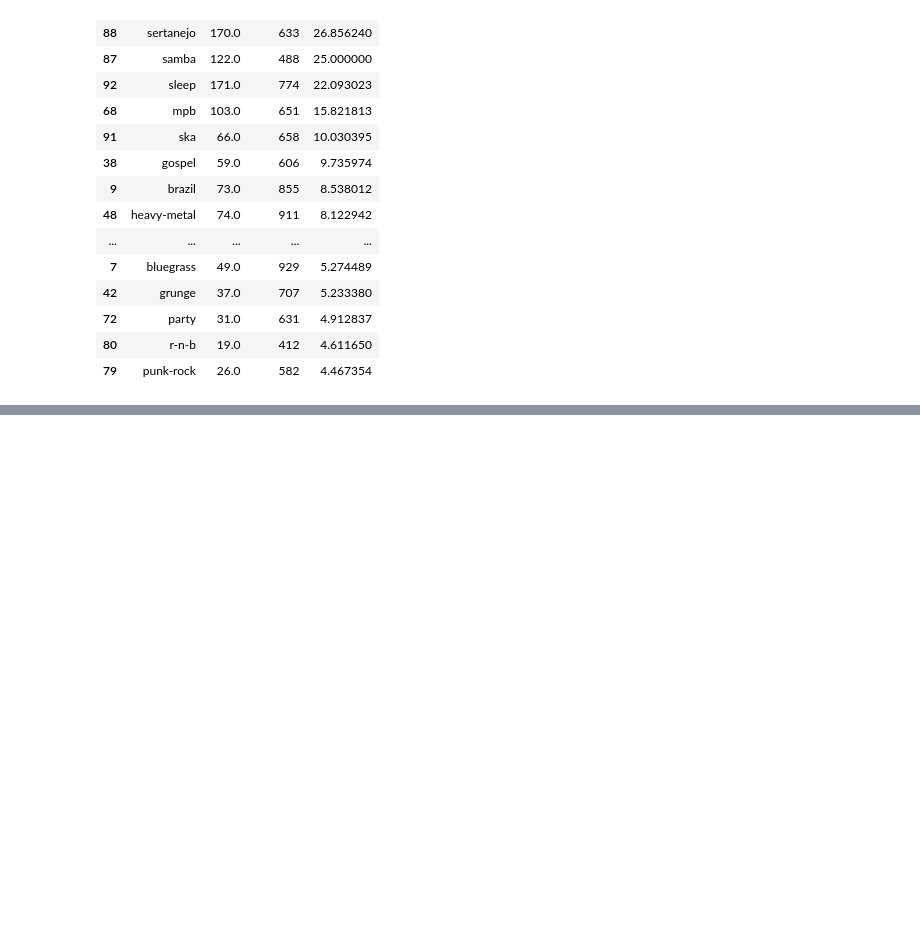
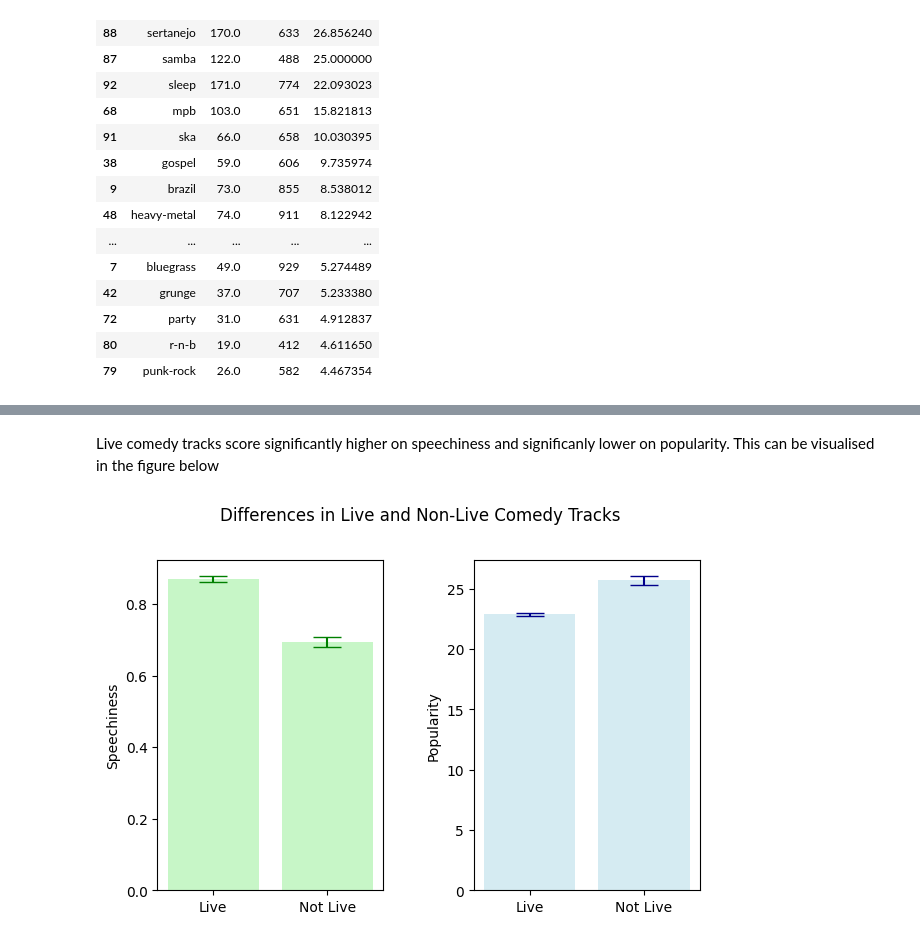
Before and after one commit to NiallRussell/PDFA-project, a Jupyter notebook: project.ipynb, the cells around one changed output, grey strips where cells are left out. Drawn from its saved outputs; the diff is of its cells as text; code cells hidden in the pictures; blank space fills up the shorter version.

Commit message:
live comedy

```diff
--- a/project.ipynb
+++ b/project.ipynb
@@ -924,0 +883,6 @@ ValueError: setting an array element with a sequence. The requested array has an
+# %%
+group5 = df[(df["Live"]==True)]
+group6 = df[(df["Live"]==False)]
+# %%
+group5 = group5[(group5['track_genre'] == "comedy")]
+group6 = group6[(group6['track_genre'] == "comedy")]
@@ -924,0 +934,52 @@ ValueError: setting an array element with a sequence. The requested array has an
+# %% [markdown]
+Live comedy tracks score significantly higher on speechiness and significanly lower on popularity. This can be visualised in the figure below
+# %%
+live_popularity_mean = group5["popularity"].mean()
+nonlive_popularity_mean = group6["popularity"].mean()
+
+live_popularity_error = group5["popularity"].sem()
+nonlive_popularity_error = group6["popularity"].sem()
+
+live_speechiness_mean = group5["speechiness"].mean()
+nonlive_speechiness_mean = group6["speechiness"].mean()
+
+live_speechiness_error = group5["speechiness"].sem()
+nonlive_speechiness_error = group6["speechiness"].sem()
+
+#Define x labels and coordinates for barplot
+live_or_not = ['Live', 'Not Live']
+x_pos = np.arange(len(live_or_not))
+
+#group means and SDs for use in barplot
+speechiness_means = [live_speechiness_mean, nonlive_speechiness_mean]
+speechiness_error = [live_speechiness_error, nonlive_speechiness_error]
+
+popularity_means = [live_popularity_mean, nonlive_popularity_mean]
+popularity_error = [live_popularity_error, nonlive_popularity_error]
+
+
+#Define figure with four rows and two columns
+
+fig, (ax1, ax2) = plt.subplots(1, 2)
+#Formatting figure
+fig.set_figheight(3)
+fig.set_figwidth(7)
+fig.suptitle("Differences in Live and Non-Live Comedy Tracks")
+
+fig.subplots_adjust(left=None, bottom=-.3, right=None, top=.8, wspace=.4, hspace=.4)
+
+#1 Speechiness plot
+ax1.bar(x_pos, speechiness_means, yerr=speechiness_error, align='center', alpha= 0.5, color = "lightgreen", ecolor='green', capsize=10)
+ax1.set_ylabel('Speechiness')
+ax1.set_xticks(x_pos)
+ax1.set_xticklabels(live_or_not)
+
+#2 Popularity plot
+ax2.bar(x_pos, popularity_means, yerr=popularity_error, align='center', alpha=0.5, color = "lightblue", ecolor='darkblue', capsize=10)
+ax2.set_ylabel('Popularity')
+ax2.set_xticks(x_pos)
+ax2.set_xticklabels(live_or_not)
+
+plt.show()
+# %% [output]
+[figure, added]
```
Also changed, not shown: parts of 32 cells of this notebook.
